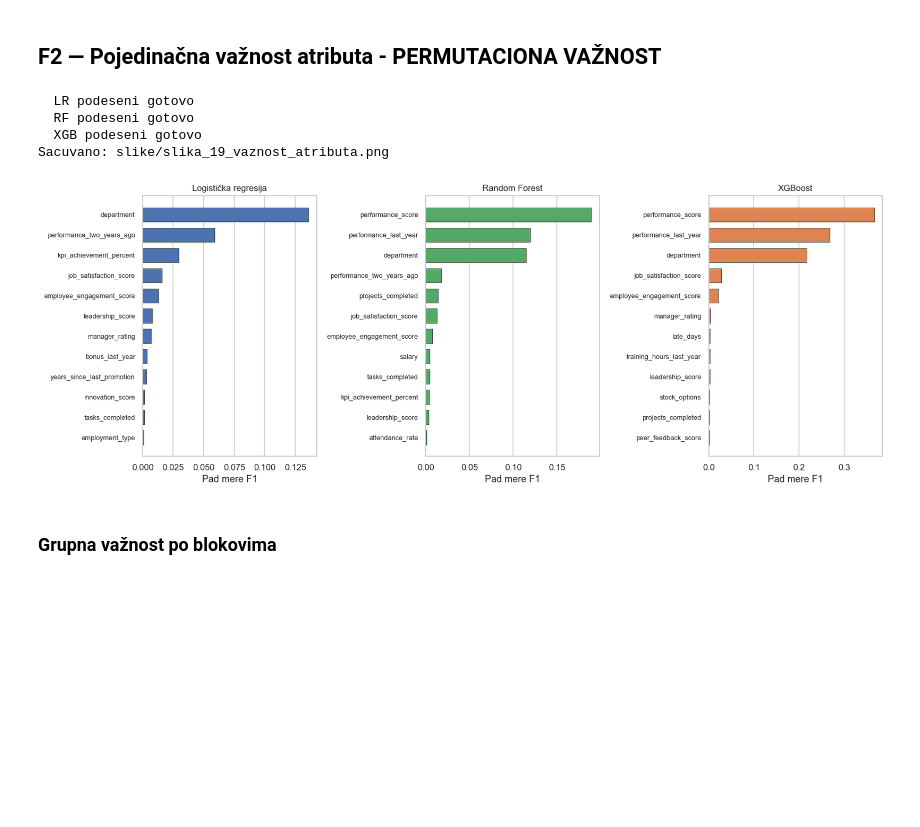
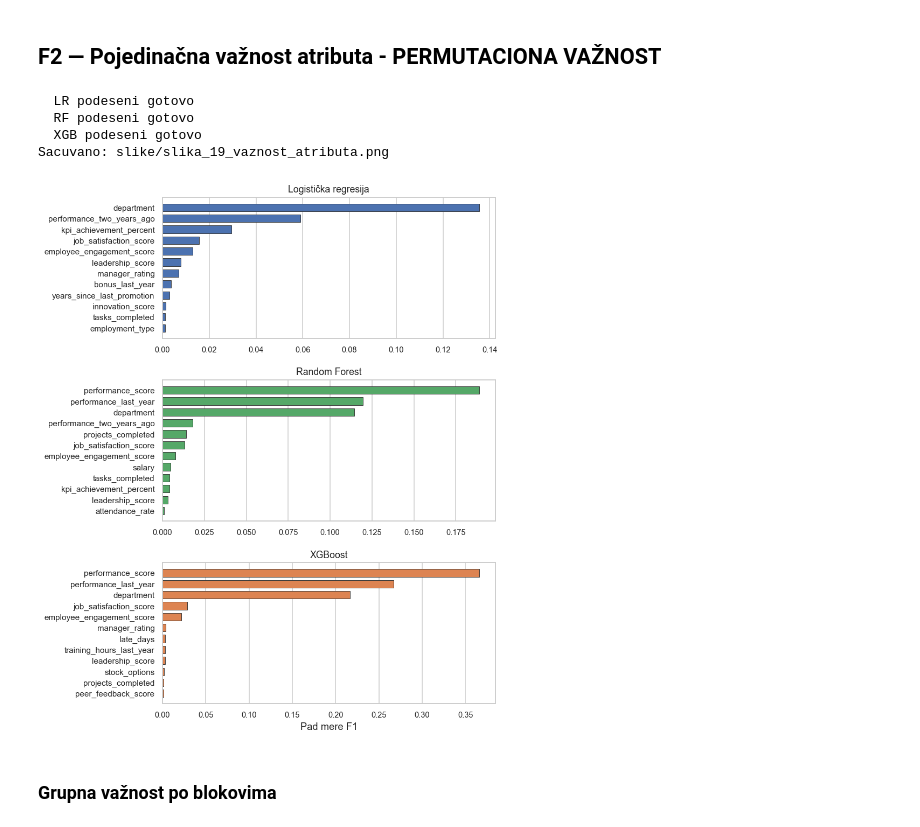
Before and after one commit to stojilkovicca/predvidjanje-napredovanja-zaposlenih, a Jupyter notebook: analiza.ipynb, the cells around one changed output. Cells and saved outputs as stored; diff of their text form; code cells hidden in the pictures; blank space fills up the shorter version.

```diff
--- a/analiza.ipynb
+++ b/analiza.ipynb
@@ -1678,39 +1678,40 @@ Sacuvano: slike/slika_18_optimizacija_praga.png
 # %%
 NAJBOLJI = ['LR podeseni', 'RF podeseni', 'XGB podeseni']
 NAZ_ALG = ['Logistička regresija', 'Random Forest', 'XGBoost']
 
 vaznosti = {}
 for naziv in NAJBOLJI:
     model = joblib.load(MODELI / f'{naziv}.joblib')
     atributi = ATRIBUTI_LOGREG if naziv.startswith('LR') else ATRIBUTI_STABLA
     r = permutation_importance(model, X_test[atributi], y_test, scoring='f1',
                                n_repeats=5, random_state=RANDOM_STATE, n_jobs=1)
     vaznosti[naziv] = pd.Series(r.importances_mean, index=atributi).sort_values(ascending=False)
     print(f'  {naziv} gotovo')
 
 pd.DataFrame(vaznosti).round(4).to_csv(
     TABELE / 'tabela_17_vaznost_atributa.csv', encoding='utf-8-sig', index_label='Atribut')
 
-fig, axes = plt.subplots(1, 3, figsize=(15, 5.6))
+fig, axes = plt.subplots(3, 1, figsize=(8, 9.6))
 for ax, naziv, naz in zip(axes, NAJBOLJI, NAZ_ALG):
     v = vaznosti[naziv].head(12)[::-1]
     ax.barh(range(len(v)), v.values, color=BOJA_ALG[naziv.split()[0]],
             edgecolor='#333333', linewidth=0.6, height=0.7)
     ax.set_yticks(range(len(v)))
-    ax.set_yticklabels(v.index, fontsize=8.5)
-    ax.set_title(naz, fontsize=11, pad=6)
-    ax.set_xlabel('Pad mere F1')
+    ax.set_yticklabels(v.index, fontsize=10)
+    ax.tick_params(axis='x', labelsize=9.5)
+    ax.set_title(naz, fontsize=11.5, pad=6)
     ax.grid(axis='y', visible=False)
+axes[-1].set_xlabel('Pad mere F1')
 
-fig.tight_layout()
+fig.tight_layout(h_pad=1.4)
 sacuvaj('slika_19_vaznost_atributa')
 plt.show()
 # %% [output]
   LR podeseni gotovo
   RF podeseni gotovo
   XGB podeseni gotovo
 Sacuvano: slike/slika_19_vaznost_atributa.png
-[figure, old version]
+[figure, new version]
 # %% [markdown]
 ### Grupna važnost po blokovima
 # %%
```
Also changed, not shown: parts of 5 cells of this notebook, 6 other files.
